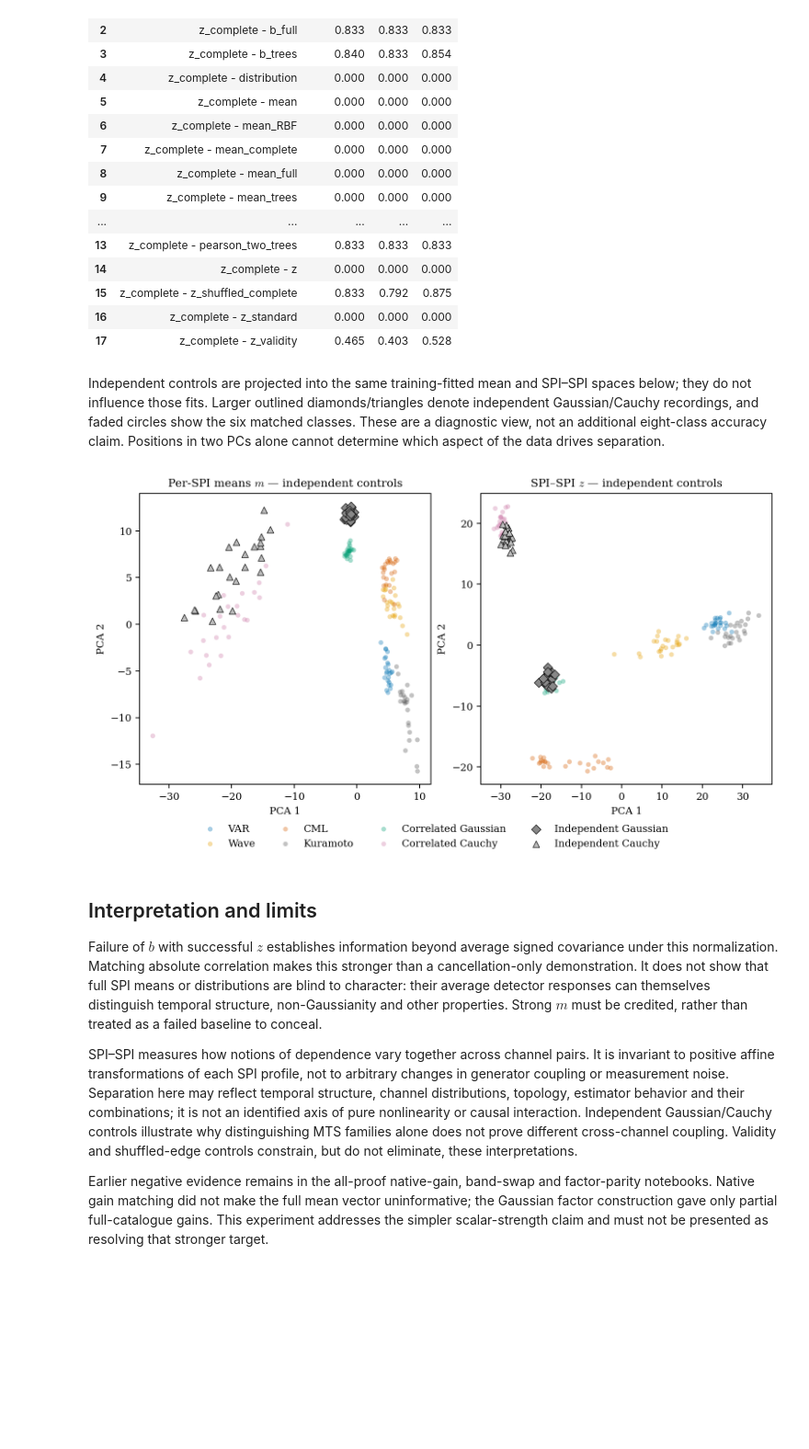
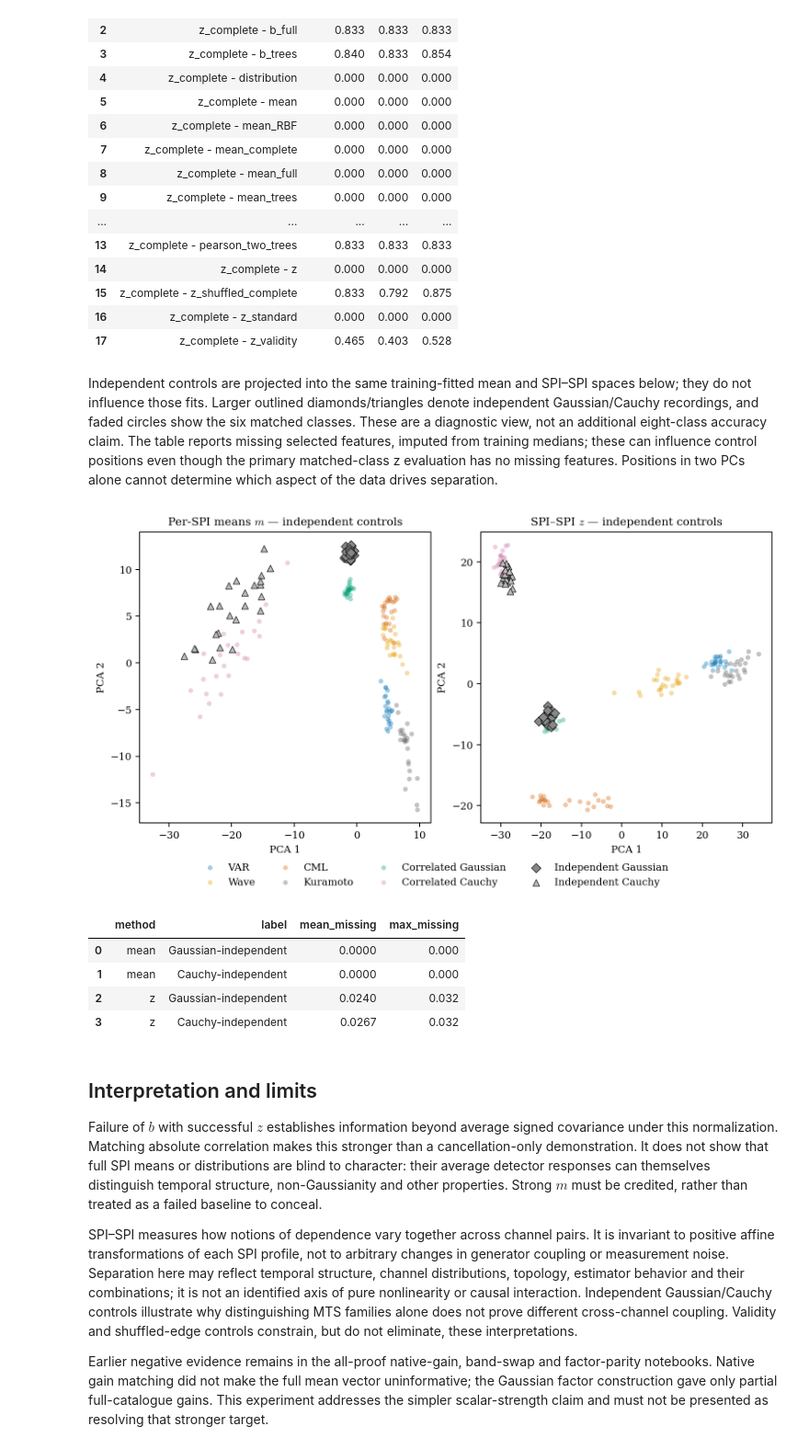
Before and after one commit to willedibam/mts-spi-study-cluster, a Jupyter notebook: notebooks/embeddings/spi_pearson_strength_matched_261004.ipynb, the cells around one changed output. Shown at 92% size. Saved outputs shown, nothing was run; the diff lists cells and outputs as text; code cells hidden in the pictures; blank space fills up the shorter version.

Commit message:
Disclose independent-control imputation and preserve frozen scores

```diff
--- a/notebooks/embeddings/spi_pearson_strength_matched_261004.ipynb
+++ b/notebooks/embeddings/spi_pearson_strength_matched_261004.ipynb
@@ -96,11 +96,17 @@ display(pd.read_csv(RESULT/'paired.csv').round(3))
 | 16 | z_complete - z_standard | 0.000 | 0.000 | 0.000 |
 | 17 | z_complete - z_validity | 0.465 | 0.403 | 0.528 |
 # %% [markdown]
-Independent controls are projected into the same training-fitted mean and SPI–SPI spaces below; they do not influence those fits. Larger outlined diamonds/triangles denote independent Gaussian/Cauchy recordings, and faded circles show the six matched classes. These are a diagnostic view, not an additional eight-class accuracy claim. Positions in two PCs alone cannot determine which aspect of the data drives separation.
+Independent controls are projected into the same training-fitted mean and SPI–SPI spaces below; they do not influence those fits. Larger outlined diamonds/triangles denote independent Gaussian/Cauchy recordings, and faded circles show the six matched classes. These are a diagnostic view, not an additional eight-class accuracy claim. The table reports missing selected features, imputed from training medians; these can influence control positions even though the primary matched-class z evaluation has no missing features. Positions in two PCs alone cannot determine which aspect of the data drives separation.
 # %%
 display(Image(filename=str(RESULT/'figures/independent-controls.png')))
+display(pd.read_csv(RESULT/'control-projection-validity.csv').round(4))
 # %% [output]
 [figure]
+|  | method | label | mean_missing | max_missing |
+| 0 | mean | Gaussian-independent | 0.0000 | 0.000 |
+| 1 | mean | Cauchy-independent | 0.0000 | 0.000 |
+| 2 | z | Gaussian-independent | 0.0240 | 0.032 |
+| 3 | z | Cauchy-independent | 0.0267 | 0.032 |
 # %% [markdown]
 ## Interpretation and limits
 
```
Also changed, not shown: 3 other files.
